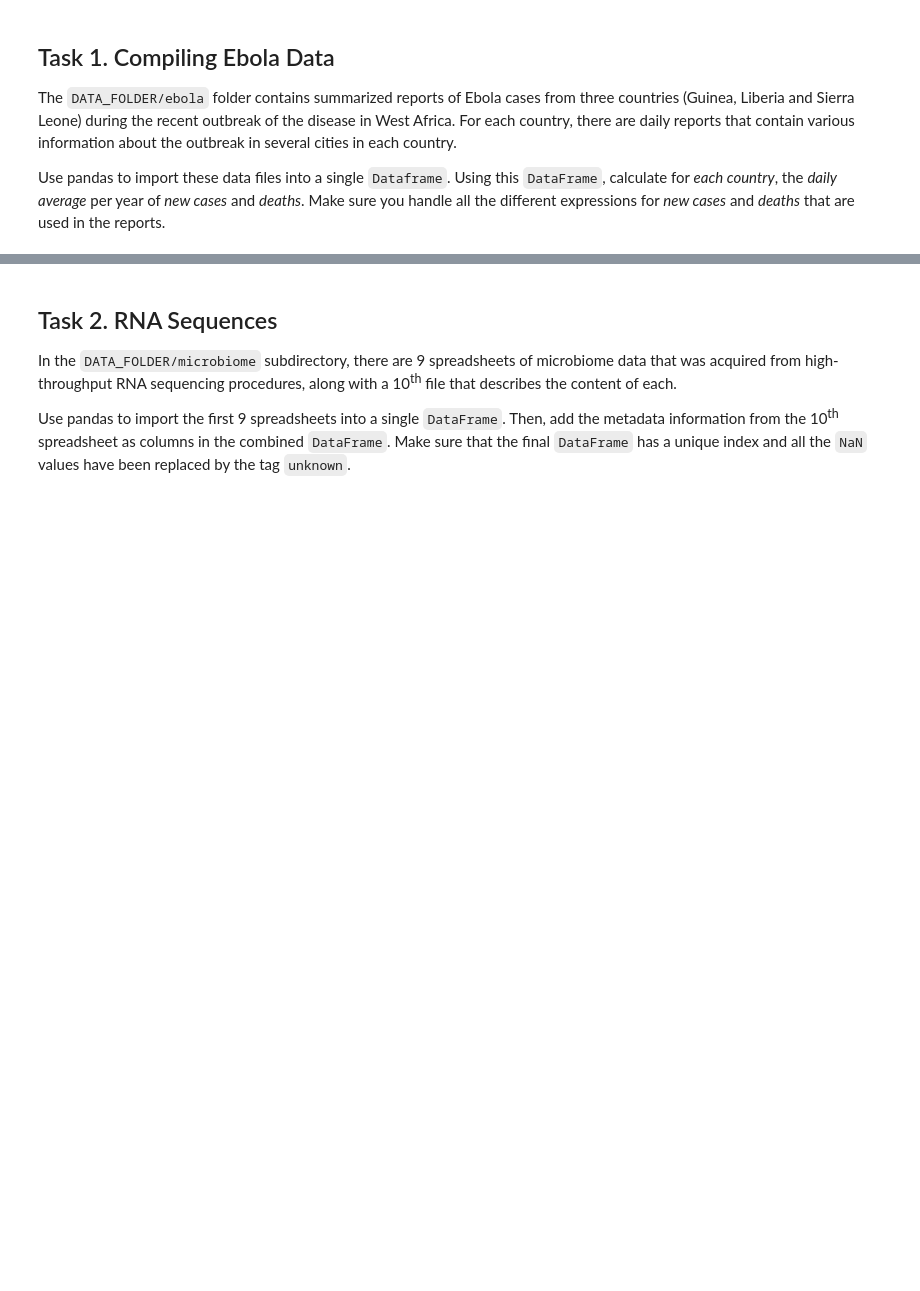
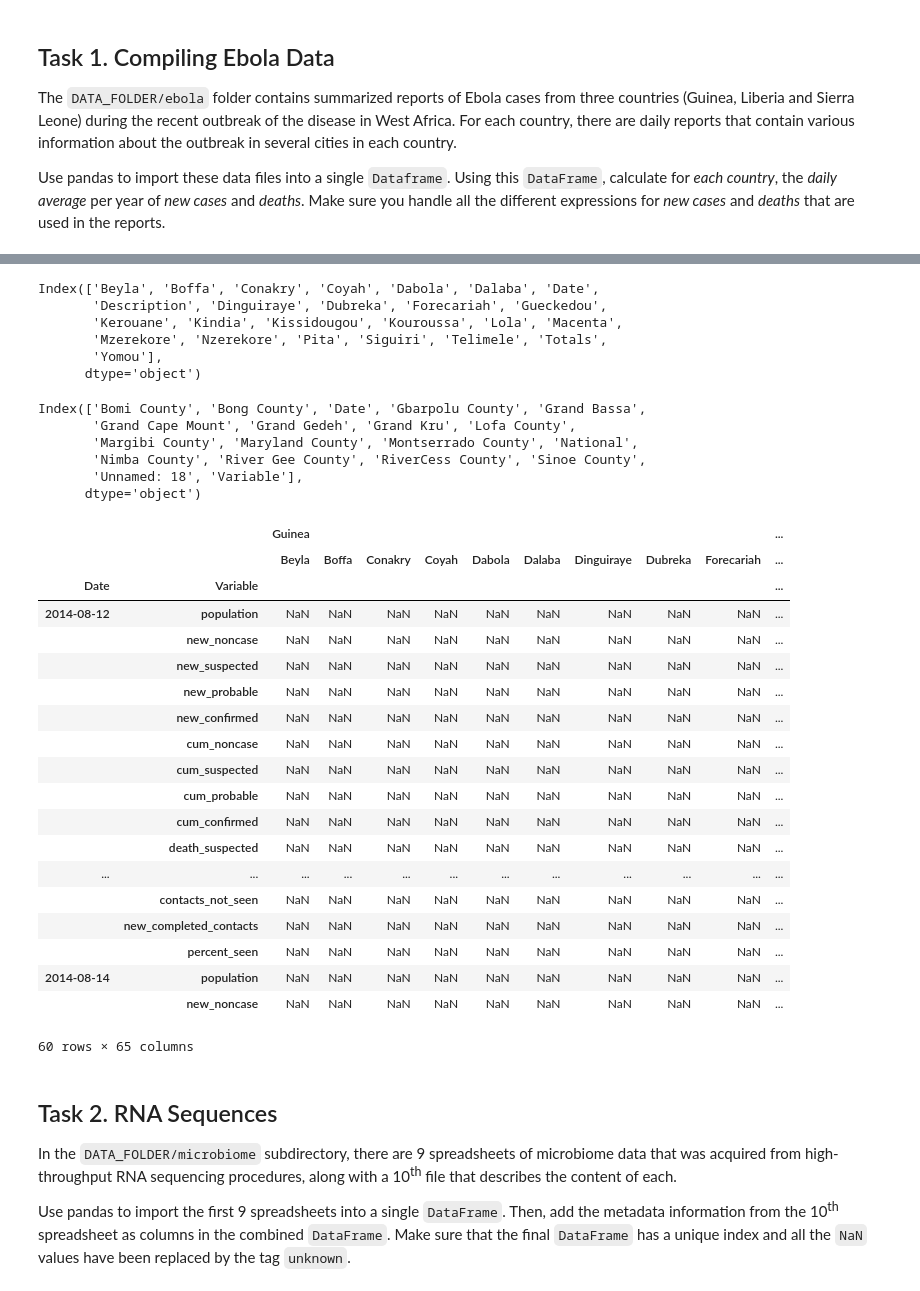
Before and after one commit to sbeuret/ADAProject_Bacsa_Beuret_Santarelli, a Jupyter notebook: 01 - Pandas and Data Wrangling/Homework 1.ipynb, the cells around one changed output, grey strips where cells are left out. Saved outputs shown, nothing was run; the diff lists cells and outputs as text; code cells hidden in the pictures; blank space fills up the shorter version.

Commit message:
integration of ebola data into single data frame

```diff
--- a/01 - Pandas and Data Wrangling/Homework 1.ipynb
+++ b/01 - Pandas and Data Wrangling/Homework 1.ipynb
@@ -16,10 +16,8 @@ import os
 import pandas as pd
 import numpy as np
 
-DATA_FOLDER = os.path.join(os.path.dirname(os.getcwd()),'ADA2017-Tutorials-master','02 - Intro to Pandas','Data') # Use the data folder provided in Tutorial 02 - Intro to Pandas.
+DATA_FOLDER = os.path.join(os.path.dirname(os.getcwd()),'Homework1','02 - Intro to Pandas','Data') # Use the data folder provided in Tutorial 02 - Intro to Pandas.
 EBOLA_FOLDER= os.path.join(DATA_FOLDER, 'ebola')
-#print(EBOLA_FOLDER)
-
 
 countries=['sl_data', 'guinea_data','liberia_data']
 # %%
@@ -30,12 +28,10 @@ sl_df=pd.read_csv(os.path.join(EBOLA_FOLDER, sl,files[0]))
 for file in files[1:-1]:
     sl_df = sl_df.append(pd.read_csv(os.path.join(EBOLA_FOLDER, sl, file)), ignore_index=True)
 
-#add column country for hierarchical index later
-sl_df['Country']='Sierra Leone'
-
-print(sl_df.columns)
 #change columns names data -> Date ,variable -> Variable
-sl_df.rename(columns={'date': 'Date', 'variable': 'Variable', 'National': 'Total'}, inplace=True)
+sl_df.rename(columns={'date': 'Date', 'variable': 'Variable', 'National': 'Total Sierra Leone'}, inplace=True)
 
 #change order index Date, Variable, Country first
-sl_df = sl_df.reindex_axis(['Date','Variable','Country'] + list([a for a in sl_df.columns if a != 'Date' and a!= 'Variable' and a!='Country']), axis=1)
+sl_df = sl_df.reindex_axis(['Date','Variable','Total Sierra Leone'] + list([a for a in sl_df.columns if a != 'Date' and a!= 'Variable' and a!= 'Total Sierra Leone']), axis=1)
+sl_df = sl_df.set_index(['Date','Variable'])
+sl_df = pd.concat([sl_df], axis=1, keys=['Sierra Leone'])
@@ -47,15 +52,20 @@ gn_df=pd.read_csv(os.path.join(EBOLA_FOLDER, gn,files[0]))
 for file in files[1:-1]:
     gn_df = gn_df.append(pd.read_csv(os.path.join(EBOLA_FOLDER, gn, file)), ignore_index=True)
 
-#add column country for hierarchical index later
-gn_df['Country']='Guinea'
-
-print(gn_df.columns)
 #change columns names data -> Date ,variable -> Variable
-gn_df.rename(columns={'date': 'Date', 'Description': 'Variable', 'Totals':'Total'}, inplace=True)
+gn_df.rename(columns={'date': 'Date', 'Description': 'Variable', 'Totals':'Total Guinea'}, inplace=True)
 
 #change order index Date, Variable, Country first
-gn_df = gn_df.reindex_axis(['Date','Variable','Country'] + list([a for a in gn_df.columns if a != 'Date' and a!= 'Variable' and a!='Country']), axis=1)
+gn_df = gn_df.reindex_axis(['Date','Variable','Total Guinea'] + list([a for a in gn_df.columns if a != 'Date' and a!= 'Variable' and a!= 'Total Guinea']), axis=1)
+gn_df = gn_df.set_index(['Date','Variable'])
+gn_df = pd.concat([gn_df], axis=1, keys=['Guinea'])
+# %% [output]
+Index(['Beyla', 'Boffa', 'Conakry', 'Coyah', 'Dabola', 'Dalaba', 'Date',
+       'Description', 'Dinguiraye', 'Dubreka', 'Forecariah', 'Gueckedou',
+       'Kerouane', 'Kindia', 'Kissidougou', 'Kouroussa', 'Lola', 'Macenta',
+       'Mzerekore', 'Nzerekore', 'Pita', 'Siguiri', 'Telimele', 'Totals',
+       'Yomou'],
+      dtype='object')
 # %%
 #Liberia
 lb='liberia_data'
@@ -64,11 +74,17 @@ lb_df=pd.read_csv(os.path.join(EBOLA_FOLDER, lb,files[0]))
 for file in files[1:-1]:
     lb_df = lb_df.append(pd.read_csv(os.path.join(EBOLA_FOLDER, lb, file)), ignore_index=True)
 
-#add column country for hierarchical index later
-lb_df['Country']='Liberia'
-print(lb_df.columns)
 #change columns names data -> Date ,variable -> Variable
-lb_df.rename(columns={'date': 'Date', 'variable': 'Variable', 'National': 'Total'}, inplace=True)
+lb_df.rename(columns={'date': 'Date', 'variable': 'Variable', 'National': 'Total Liberia'}, inplace=True)
 
 #change order index Date, Variable, Country first
-lb_df = lb_df.reindex_axis(['Date','Variable','Country'] + list([a for a in lb_df.columns if a != 'Date' and a!= 'Variable' and a!='Country']), axis=1)
+lb_df = lb_df.reindex_axis(['Date','Variable','Total Liberia'] + list([a for a in lb_df.columns if a != 'Date' and a!= 'Variable' and a!= 'Total Liberia']), axis=1)
+lb_df = lb_df.set_index(['Date','Variable'])
+lb_df = pd.concat([lb_df], axis=1, keys=['Liberia'])
+# %% [output]
+Index(['Bomi County', 'Bong County', 'Date', 'Gbarpolu County', 'Grand Bassa',
+       'Grand Cape Mount', 'Grand Gedeh', 'Grand Kru', 'Lofa County',
+       'Margibi County', 'Maryland County', 'Montserrado County', 'National',
+       'Nimba County', 'River Gee County', 'RiverCess County', 'Sinoe County',
+       'Unnamed: 18', 'Variable'],
+      dtype='object')
@@ -95,3 +91,27 @@ df.head()
+# %%
+df = pd.concat([sl_df, gn_df, lb_df], axis=0)
+df.head(60)
+# %% [output]
+|  |  | Guinea |  |  |  |  |  |  |  |  | ... |
+|  |  | Beyla | Boffa | Conakry | Coyah | Dabola | Dalaba | Dinguiraye | Dubreka | Forecariah | ... |
+| Date | Variable |  |  |  |  |  |  |  |  |  | ... |
+| 2014-08-12 | population | NaN | NaN | NaN | NaN | NaN | NaN | NaN | NaN | NaN | ... |
+|  | new_noncase | NaN | NaN | NaN | NaN | NaN | NaN | NaN | NaN | NaN | ... |
+|  | new_suspected | NaN | NaN | NaN | NaN | NaN | NaN | NaN | NaN | NaN | ... |
+|  | new_probable | NaN | NaN | NaN | NaN | NaN | NaN | NaN | NaN | NaN | ... |
+|  | new_confirmed | NaN | NaN | NaN | NaN | NaN | NaN | NaN | NaN | NaN | ... |
+|  | cum_noncase | NaN | NaN | NaN | NaN | NaN | NaN | NaN | NaN | NaN | ... |
+|  | cum_suspected | NaN | NaN | NaN | NaN | NaN | NaN | NaN | NaN | NaN | ... |
+|  | cum_probable | NaN | NaN | NaN | NaN | NaN | NaN | NaN | NaN | NaN | ... |
+|  | cum_confirmed | NaN | NaN | NaN | NaN | NaN | NaN | NaN | NaN | NaN | ... |
+|  | death_suspected | NaN | NaN | NaN | NaN | NaN | NaN | NaN | NaN | NaN | ... |
+| ... | ... | ... | ... | ... | ... | ... | ... | ... | ... | ... | ... |
+|  | contacts_not_seen | NaN | NaN | NaN | NaN | NaN | NaN | NaN | NaN | NaN | ... |
+|  | new_completed_contacts | NaN | NaN | NaN | NaN | NaN | NaN | NaN | NaN | NaN | ... |
+|  | percent_seen | NaN | NaN | NaN | NaN | NaN | NaN | NaN | NaN | NaN | ... |
+| 2014-08-14 | population | NaN | NaN | NaN | NaN | NaN | NaN | NaN | NaN | NaN | ... |
+|  | new_noncase | NaN | NaN | NaN | NaN | NaN | NaN | NaN | NaN | NaN | ... |
+60 rows × 65 columns
 # %% [markdown]
 ## Task 2. RNA Sequences
 
```
Also changed, not shown: parts of 2 cells of this notebook.
